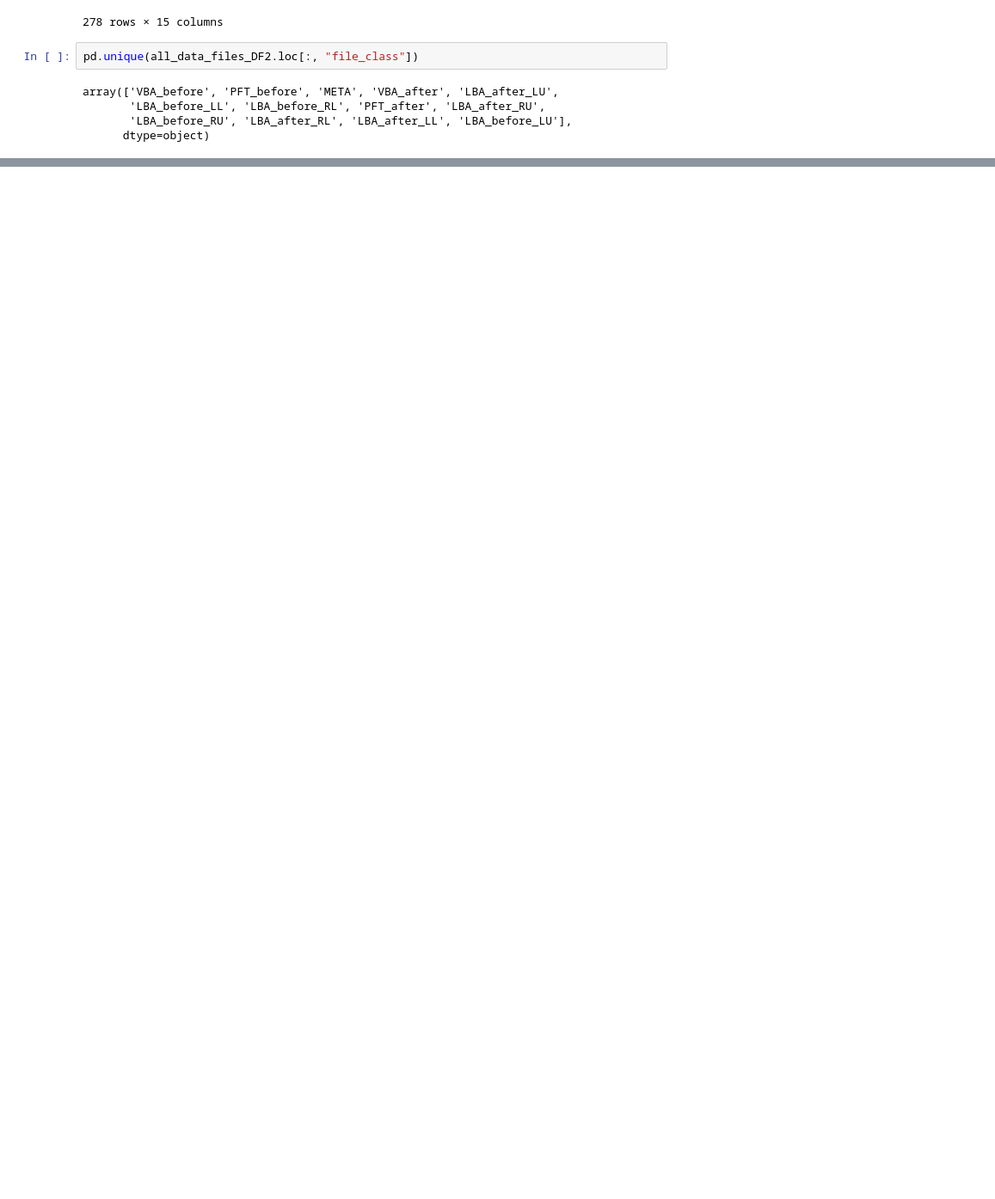
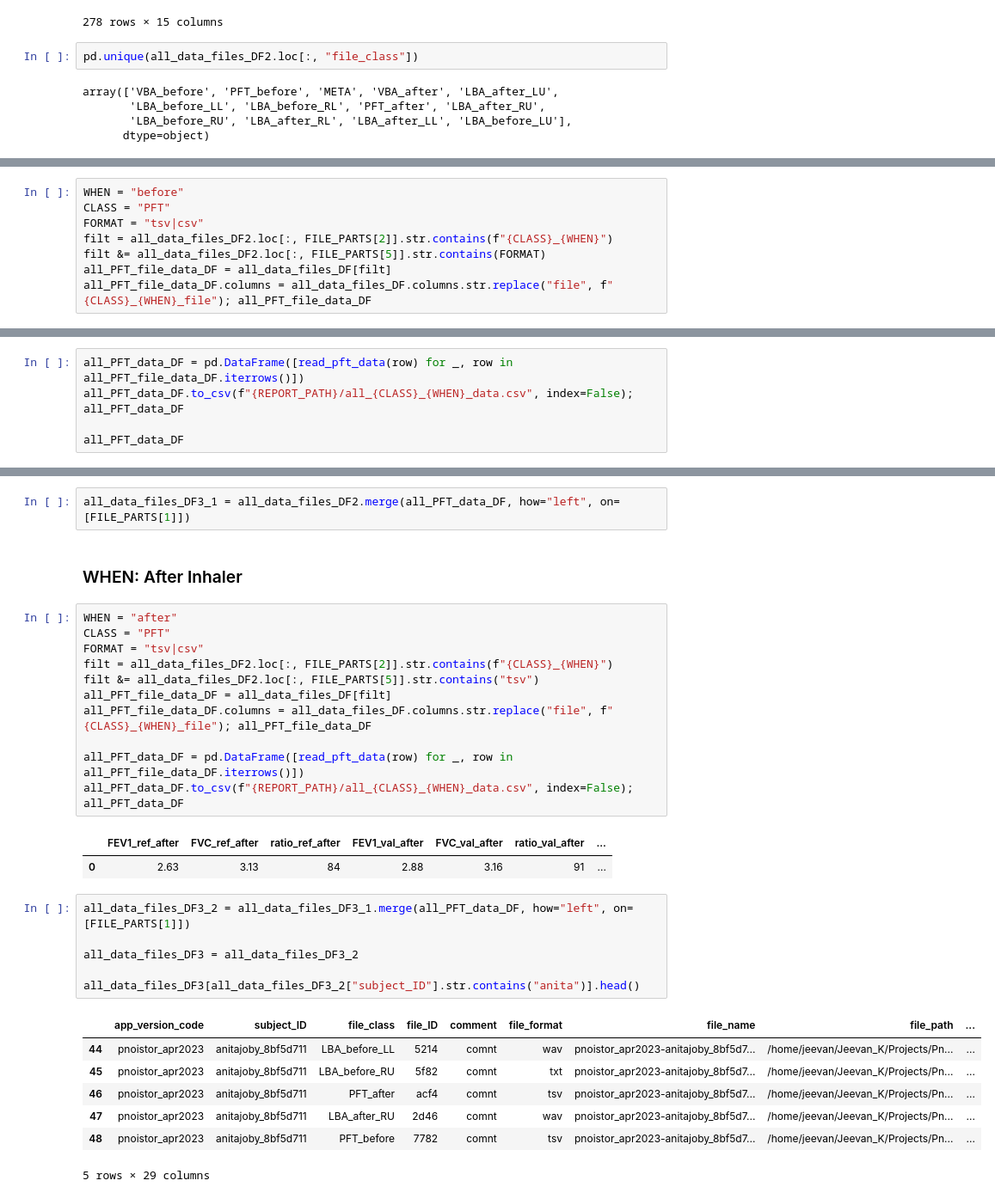
Before and after one commit to vaguebrownfox01/pnoi-anotest, a Jupyter notebook: dataset.ipynb, the cells around one changed output, grey strips where cells are left out. Shown at 86% size. Saved outputs shown, nothing was run; the diff lists cells and outputs as text; blank space fills up the shorter version.

```diff
--- a/dataset.ipynb
+++ b/dataset.ipynb
@@ -120,0 +134,8 @@ array(['VBA_before', 'PFT_before', 'META', 'VBA_after', 'LBA_after_LU',
+# %%
+WHEN = "before"
+CLASS = "PFT"
+FORMAT = "tsv|csv"
+filt = all_data_files_DF2.loc[:, FILE_PARTS[2]].str.contains(f"{CLASS}_{WHEN}")
+filt &= all_data_files_DF2.loc[:, FILE_PARTS[5]].str.contains(FORMAT)
+all_PFT_file_data_DF = all_data_files_DF[filt]
+all_PFT_file_data_DF.columns = all_data_files_DF.columns.str.replace("file", f"{CLASS}_{WHEN}_file"); all_PFT_file_data_DF
@@ -120,0 +178,5 @@ array(['VBA_before', 'PFT_before', 'META', 'VBA_after', 'LBA_after_LU',
+# %%
+all_PFT_data_DF = pd.DataFrame([read_pft_data(row) for _, row in all_PFT_file_data_DF.iterrows()])
+all_PFT_data_DF.to_csv(f"{REPORT_PATH}/all_{CLASS}_{WHEN}_data.csv", index=False); all_PFT_data_DF
+
+all_PFT_data_DF
@@ -120,0 +186,32 @@ array(['VBA_before', 'PFT_before', 'META', 'VBA_after', 'LBA_after_LU',
+# %%
+all_data_files_DF3_1 = all_data_files_DF2.merge(all_PFT_data_DF, how="left", on=[FILE_PARTS[1]])
+# %% [markdown]
+### WHEN: After Inhaler
+# %%
+WHEN = "after"
+CLASS = "PFT"
+FORMAT = "tsv|csv"
+filt = all_data_files_DF2.loc[:, FILE_PARTS[2]].str.contains(f"{CLASS}_{WHEN}")
+filt &= all_data_files_DF2.loc[:, FILE_PARTS[5]].str.contains("tsv")
+all_PFT_file_data_DF = all_data_files_DF[filt]
+all_PFT_file_data_DF.columns = all_data_files_DF.columns.str.replace("file", f"{CLASS}_{WHEN}_file"); all_PFT_file_data_DF
+
+all_PFT_data_DF = pd.DataFrame([read_pft_data(row) for _, row in all_PFT_file_data_DF.iterrows()])
+all_PFT_data_DF.to_csv(f"{REPORT_PATH}/all_{CLASS}_{WHEN}_data.csv", index=False); all_PFT_data_DF
+# %% [output]
+|  | FEV1_ref_after | FVC_ref_after | ratio_ref_after | FEV1_val_after | FVC_val_after | ratio_val_after | ... |
+| 0 | 2.63 | 3.13 | 84 | 2.88 | 3.16 | 91 | ... |
+# %%
+all_data_files_DF3_2 = all_data_files_DF3_1.merge(all_PFT_data_DF, how="left", on=[FILE_PARTS[1]])
+
+all_data_files_DF3 = all_data_files_DF3_2
+
+all_data_files_DF3[all_data_files_DF3_2["subject_ID"].str.contains("anita")].head()
+# %% [output]
+|  | app_version_code | subject_ID | file_class | file_ID | comment | file_format | file_name | file_path | ... |
+| 44 | pnoistor_apr2023 | anitajoby_8bf5d711 | LBA_before_LL | 5214 | comnt | wav | pnoistor_apr2023-anitajoby_8bf5d7... | /home/jeevan/Jeevan_K/Projects/Pn... | ... |
+| 45 | pnoistor_apr2023 | anitajoby_8bf5d711 | LBA_before_RU | 5f82 | comnt | txt | pnoistor_apr2023-anitajoby_8bf5d7... | /home/jeevan/Jeevan_K/Projects/Pn... | ... |
+| 46 | pnoistor_apr2023 | anitajoby_8bf5d711 | PFT_after | acf4 | comnt | tsv | pnoistor_apr2023-anitajoby_8bf5d7... | /home/jeevan/Jeevan_K/Projects/Pn... | ... |
+| 47 | pnoistor_apr2023 | anitajoby_8bf5d711 | LBA_after_RU | 2d46 | comnt | wav | pnoistor_apr2023-anitajoby_8bf5d7... | /home/jeevan/Jeevan_K/Projects/Pn... | ... |
+| 48 | pnoistor_apr2023 | anitajoby_8bf5d711 | PFT_before | 7782 | comnt | tsv | pnoistor_apr2023-anitajoby_8bf5d7... | /home/jeevan/Jeevan_K/Projects/Pn... | ... |
+5 rows × 29 columns
```
Also changed, not shown: parts of 20 cells of this notebook, 5 other files.
